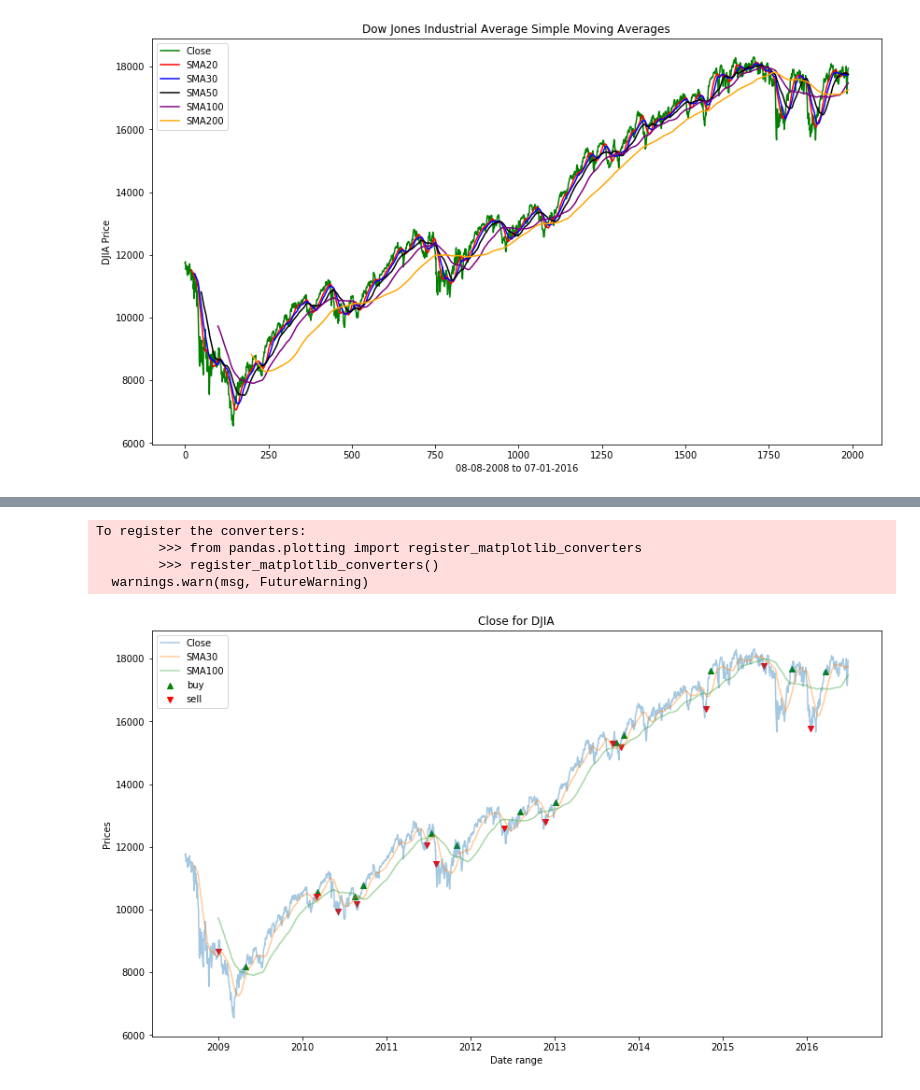
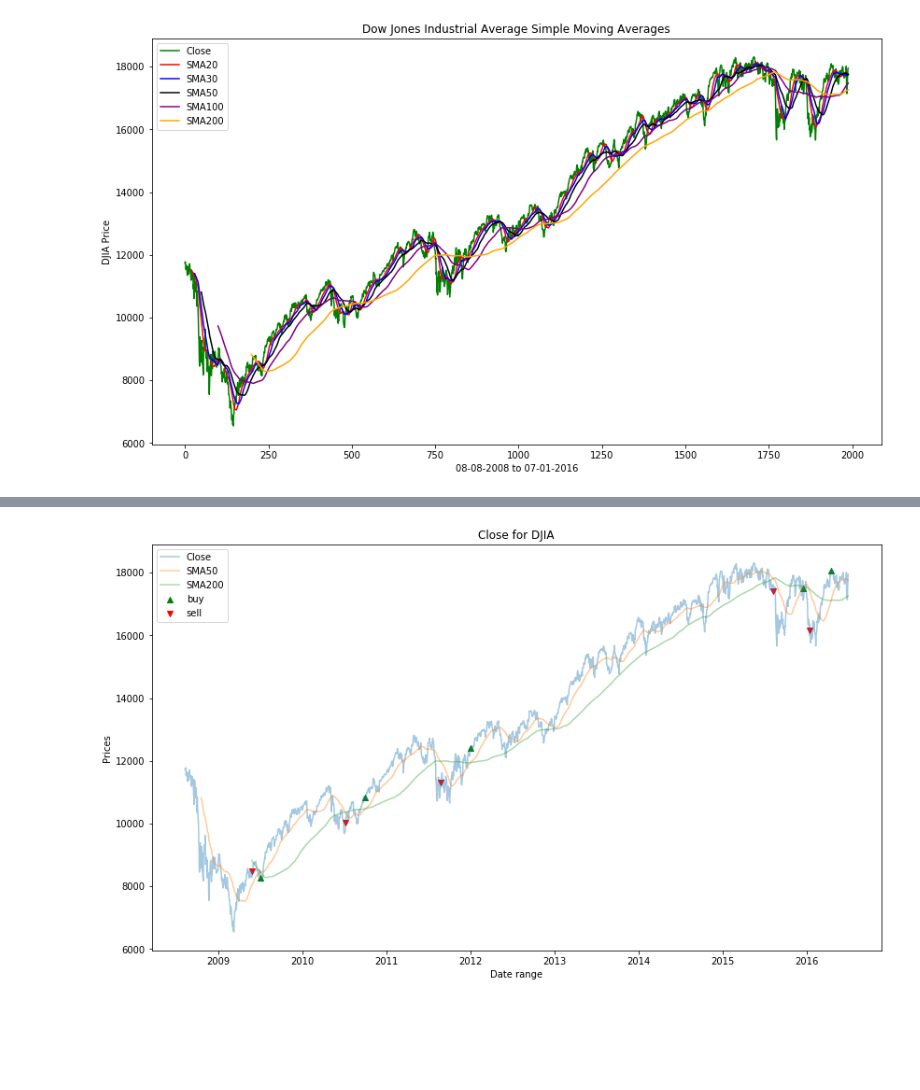
Before and after one commit to micahvandersteen/project-3-team-ifrit, a Jupyter notebook: Notebooks/GoldenCross.ipynb, the cells around one changed output, grey strips where cells are left out. Cells and saved outputs as stored; diff of their text form; code cells hidden in the pictures; blank space fills up the shorter version.

```diff
--- a/Notebooks/GoldenCross.ipynb
+++ b/Notebooks/GoldenCross.ipynb
@@ -81,11 +75,11 @@ plt.show()
 # %%
-#so what we're wondering is when the 20 day moves above the 100 day, that is a signal to buy, and vice versa sell.
+#define a function that sends prices to arrays when buy and sell signals are flagged.
 def buy_sell(data):
     buyPriceSignal = []
     sellPriceSignal = []
     flag = -1
     for i in range(len(data)):
-        if data["SMA20"][i] > data["SMA100"][i]:
+        if data["SMA50"][i] > data["SMA200"][i]:
             if flag != 1:
                 buyPriceSignal.append(data["Close"][i])
                 sellPriceSignal.append(np.nan)
@@ -93,7 +87,7 @@ def buy_sell(data):
             else:
                 buyPriceSignal.append(np.nan)
                 sellPriceSignal.append(np.nan)
-        elif data["SMA30"][i] < data["SMA100"][i]:
+        elif data["SMA50"][i] < data["SMA200"][i]:
             if flag != 0:
                 buyPriceSignal.append(np.nan)
                 sellPriceSignal.append(data["Close"][i])
@@ -129,22 +109,18 @@ df
 # %%
-#visualize the data and strategy
+#visualize the data and strategy - again, we are using a 50 and 200 day moving average for analysis.
 plt.figure(figsize=(14,8))
 plt.plot(df["Close"], label = "Close", alpha = .4)
-plt.plot(df["SMA30"], label = "SMA30", alpha = .4)
-plt.plot(df["SMA100"], label= "SMA100", alpha = .4)
+plt.plot(df["SMA50"], label = "SMA50", alpha = .4)
+plt.plot(df["SMA200"], label= "SMA200", alpha = .4)
 plt.scatter(df.index, df["Buy_Signal_Price"], label="buy", marker="^", color="green")
 plt.scatter(df.index, df["Sell_Signal_Price"], label="sell", marker="v", color="red")
 plt.title("Close for DJIA")
 plt.xlabel("Date range")
 plt.ylabel("Prices")
 plt.legend(loc="upper left")
 plt.show()
 # %% [output]
-To register the converters:
-        >>> from pandas.plotting import register_matplotlib_converters
-        >>> register_matplotlib_converters()
-  warnings.warn(msg, FutureWarning)
-[figure, old version]
+[figure, new version]
 # %%
 #Will need to define a function to calculate the results.
 #The simplist way is to sum up the buy prices, and subtract from the sum of sell prices.
```
Also changed, not shown: parts of 17 cells of this notebook, 3 other files.
